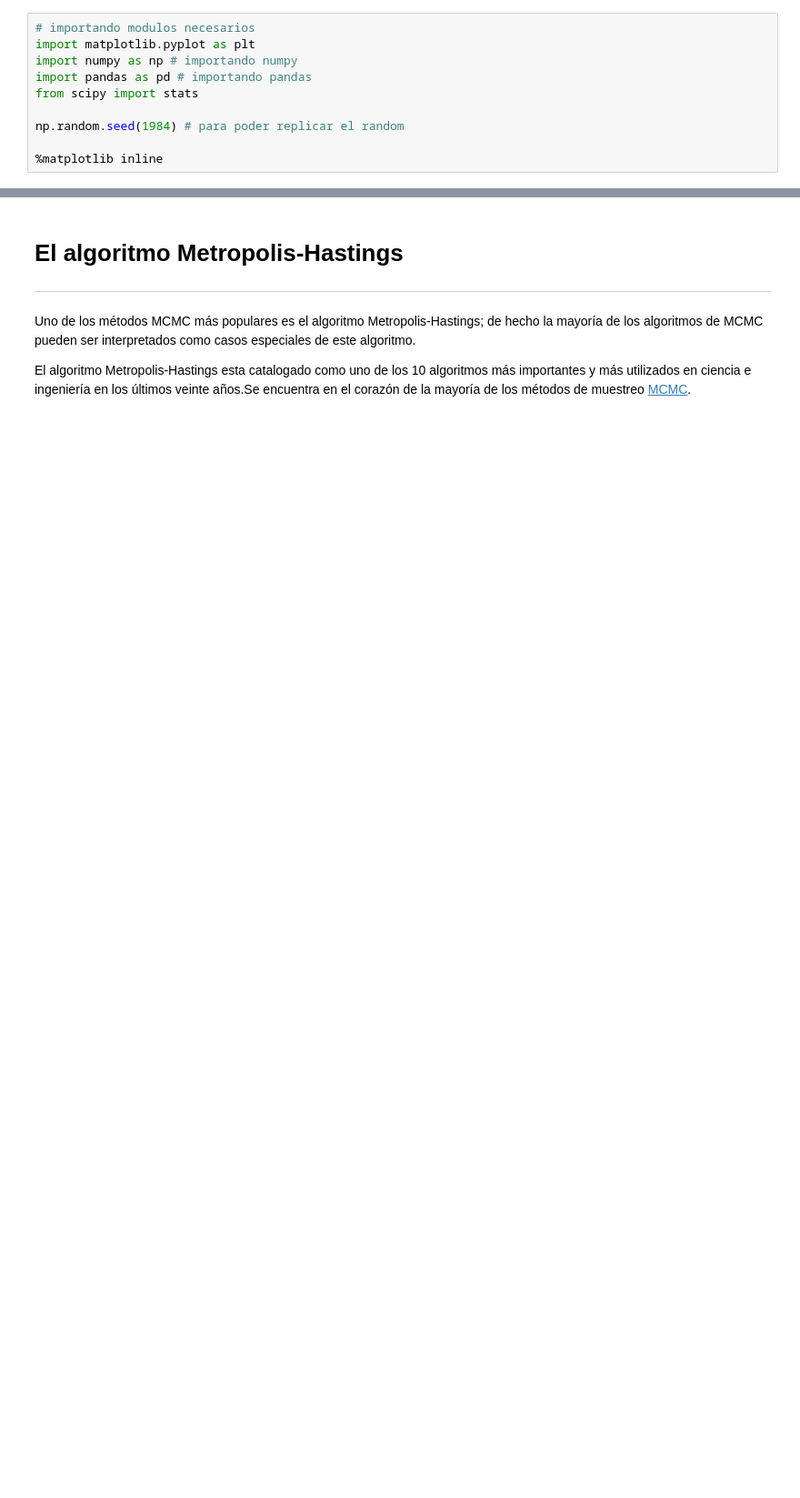
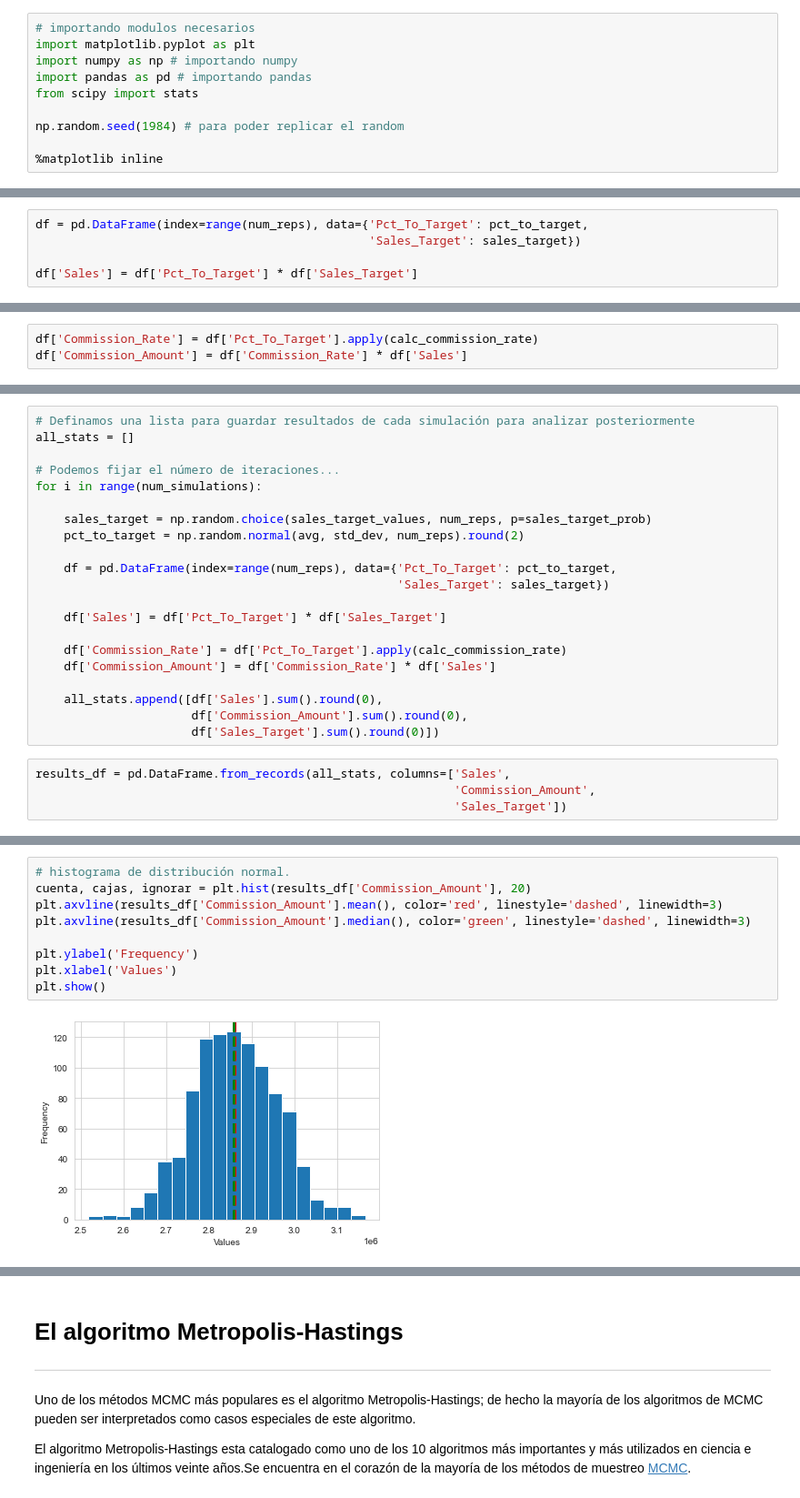
Before and after one commit to jhermosillo/DIPLOMADO_CDP, a Jupyter notebook: 02_Analisis_Estadistico/notebook/4_MonteCarlo.ipynb, the cells around one changed output, grey strips where cells are left out. Shown at 91% size. Cells and saved outputs as stored; diff of their text form; blank space fills up the shorter version.

```diff
--- a/02_Analisis_Estadistico/notebook/4_MonteCarlo.ipynb
+++ b/02_Analisis_Estadistico/notebook/4_MonteCarlo.ipynb
@@ -90,0 +244,5 @@ mc_pi_aprox(N=100000)
+# %%
+df = pd.DataFrame(index=range(num_reps), data={'Pct_To_Target': pct_to_target,
+                                               'Sales_Target': sales_target})
+
+df['Sales'] = df['Pct_To_Target'] * df['Sales_Target']
@@ -90,0 +286,3 @@ mc_pi_aprox(N=100000)
+# %%
+df['Commission_Rate'] = df['Pct_To_Target'].apply(calc_commission_rate)
+df['Commission_Amount'] = df['Commission_Rate'] * df['Sales']
@@ -90,0 +316,25 @@ mc_pi_aprox(N=100000)
+# %%
+# Definamos una lista para guardar resultados de cada simulación para analizar posteriormente
+all_stats = []
+
+# Podemos fijar el número de iteraciones...
+for i in range(num_simulations):
+
+    sales_target = np.random.choice(sales_target_values, num_reps, p=sales_target_prob)
+    pct_to_target = np.random.normal(avg, std_dev, num_reps).round(2)
+
+    df = pd.DataFrame(index=range(num_reps), data={'Pct_To_Target': pct_to_target,
+                                                   'Sales_Target': sales_target})
+
+    df['Sales'] = df['Pct_To_Target'] * df['Sales_Target']
+
+    df['Commission_Rate'] = df['Pct_To_Target'].apply(calc_commission_rate)
+    df['Commission_Amount'] = df['Commission_Rate'] * df['Sales']
+
+    all_stats.append([df['Sales'].sum().round(0),
+                      df['Commission_Amount'].sum().round(0),
+                      df['Sales_Target'].sum().round(0)])
+# %%
+results_df = pd.DataFrame.from_records(all_stats, columns=['Sales',
+                                                           'Commission_Amount',
+                                                           'Sales_Target'])
@@ -90,0 +353,11 @@ mc_pi_aprox(N=100000)
+# %%
+# histograma de distribución normal.
+cuenta, cajas, ignorar = plt.hist(results_df['Commission_Amount'], 20)
+plt.axvline(results_df['Commission_Amount'].mean(), color='red', linestyle='dashed', linewidth=3)
+plt.axvline(results_df['Commission_Amount'].median(), color='green', linestyle='dashed', linewidth=3)
+
+plt.ylabel('Frequency')
+plt.xlabel('Values')
+plt.show()
+# %% [output]
+[figure, added]
```
Also changed, not shown: parts of 51 cells of this notebook, 3 other files.
